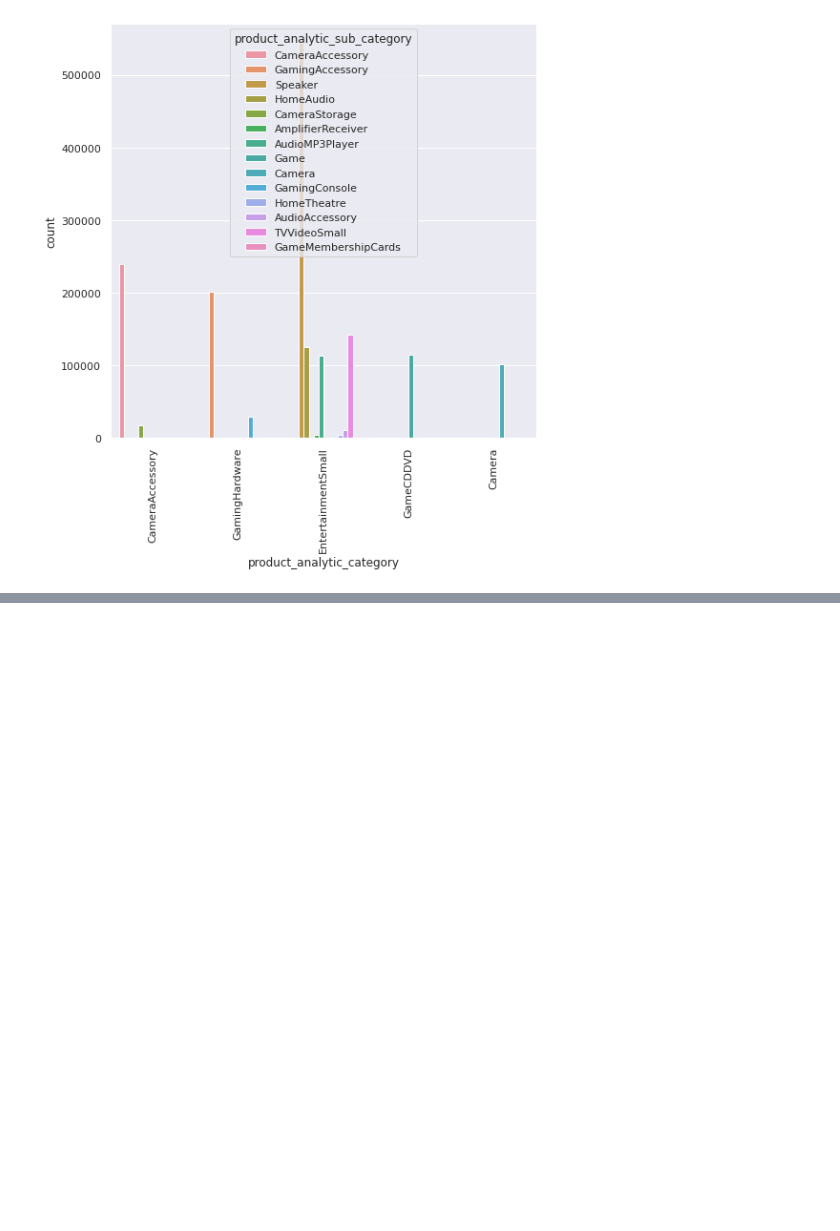
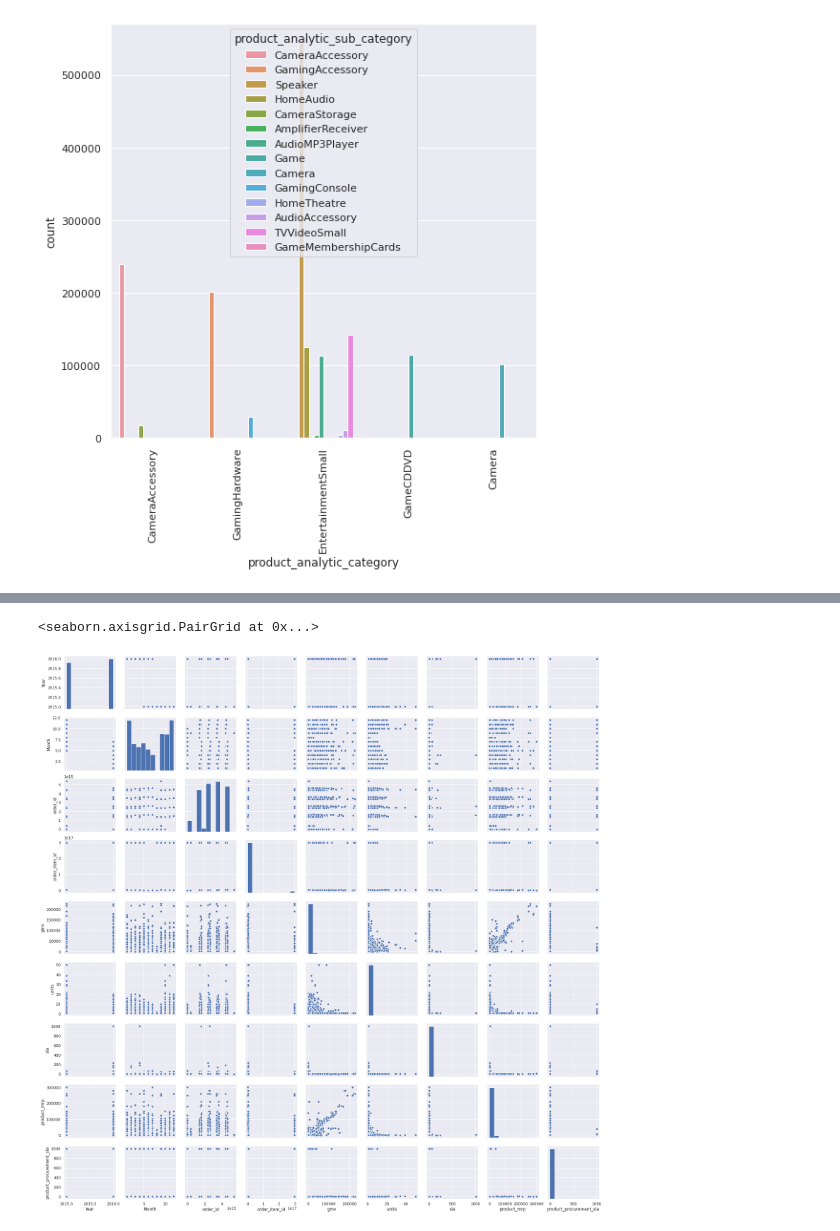
Before and after one commit to Anirudhakumar/DS-, a Jupyter notebook: MarketMixModeling.ipynb, the cells around one changed output, grey strips where cells are left out. Drawn from its saved outputs; the diff is of its cells as text; code cells hidden in the pictures; blank space fills up the shorter version.

```diff
--- a/MarketMixModeling.ipynb
+++ b/MarketMixModeling.ipynb
@@ -127,0 +131,5 @@ sns.lineplot(x="product_mrp",y="units",data=df)
+# %%
+sns.pairplot(df)
+# %% [output]
+<seaborn.axisgrid.PairGrid at 0x...>
+[figure, added]
```
Also changed, not shown: parts of 4 cells of this notebook.
